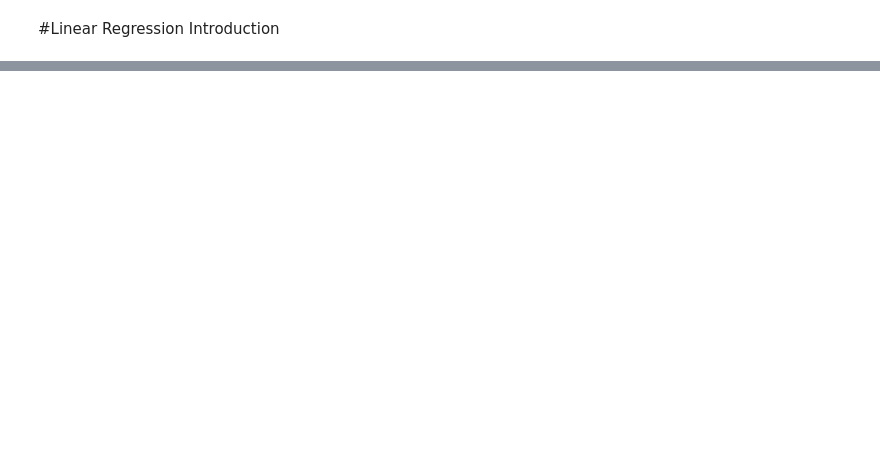
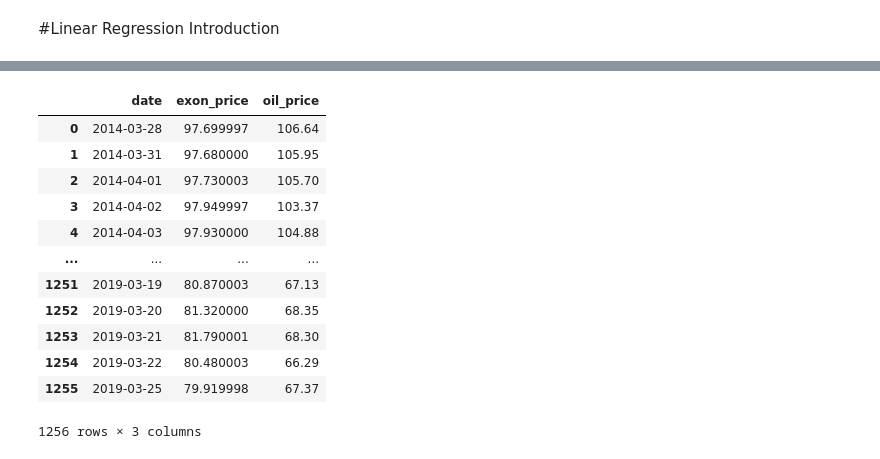
Before and after one commit to VictorMercier/Track-Data-Science, a Jupyter notebook: Untitled0.ipynb, the cells around one changed output, grey strips where cells are left out. Drawn from its saved outputs; the diff is of its cells as text; code cells hidden in the pictures; blank space fills up the shorter version.

```diff
--- a/Untitled0.ipynb
+++ b/Untitled0.ipynb
@@ -28,0 +16,19 @@ s = numpy.linalg.lstsq(a, b)
+# %%
+# J'ai importé un excel que j'ai vu dans une vidéo youtube où un mec explique comment on fait une regréssion linéaire.
+# Le excel est dans l'onglet fichier si vous voulez le voir.
+data = pd.read_excel(r"oil_exxon.xlsx")
+data
+# %% [output]
+|  | date | exon_price | oil_price |
+| 0 | 2014-03-28 | 97.699997 | 106.64 |
+| 1 | 2014-03-31 | 97.680000 | 105.95 |
+| 2 | 2014-04-01 | 97.730003 | 105.70 |
+| 3 | 2014-04-02 | 97.949997 | 103.37 |
+| 4 | 2014-04-03 | 97.930000 | 104.88 |
+| ... | ... | ... | ... |
+| 1251 | 2019-03-19 | 80.870003 | 67.13 |
+| 1252 | 2019-03-20 | 81.320000 | 68.35 |
+| 1253 | 2019-03-21 | 81.790001 | 68.30 |
+| 1254 | 2019-03-22 | 80.480003 | 66.29 |
+| 1255 | 2019-03-25 | 79.919998 | 67.37 |
+1256 rows × 3 columns
```
Also changed, not shown: parts of 11 cells of this notebook.
